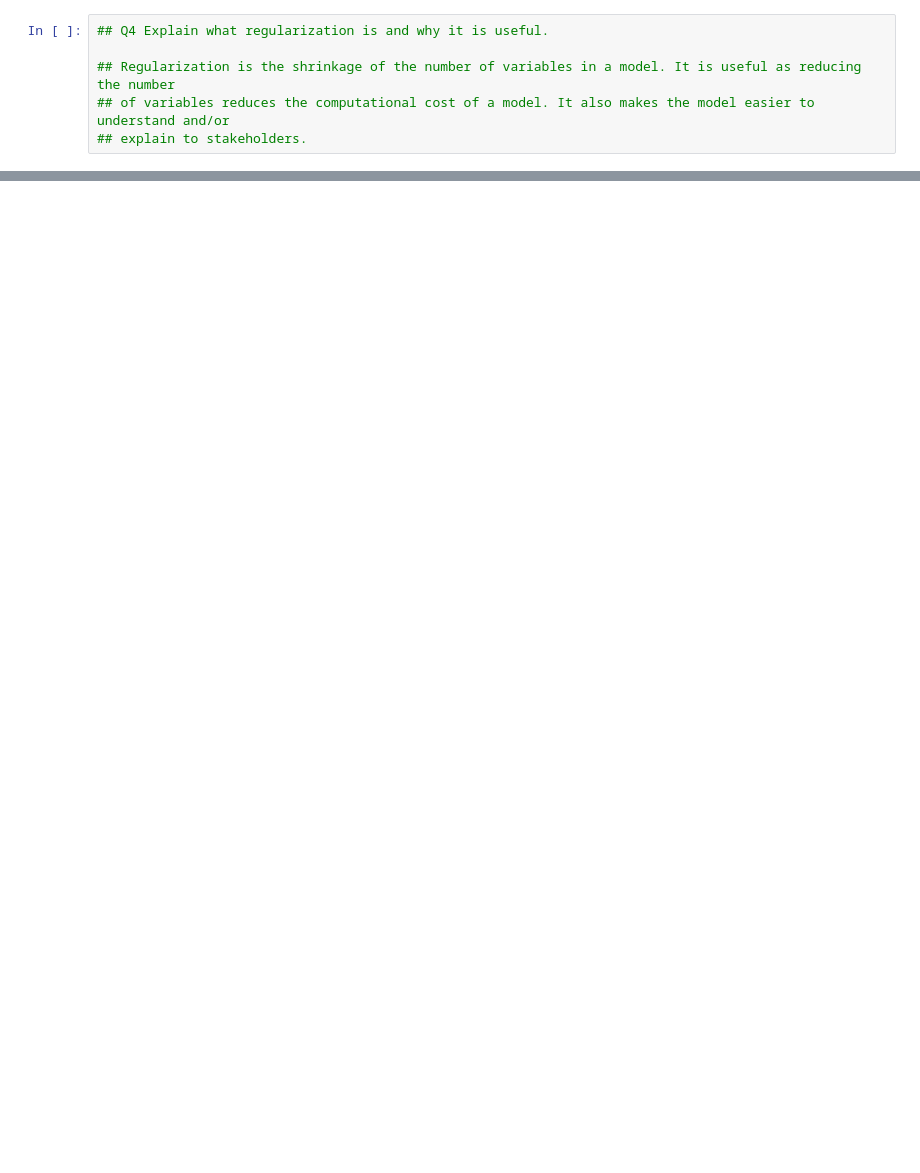
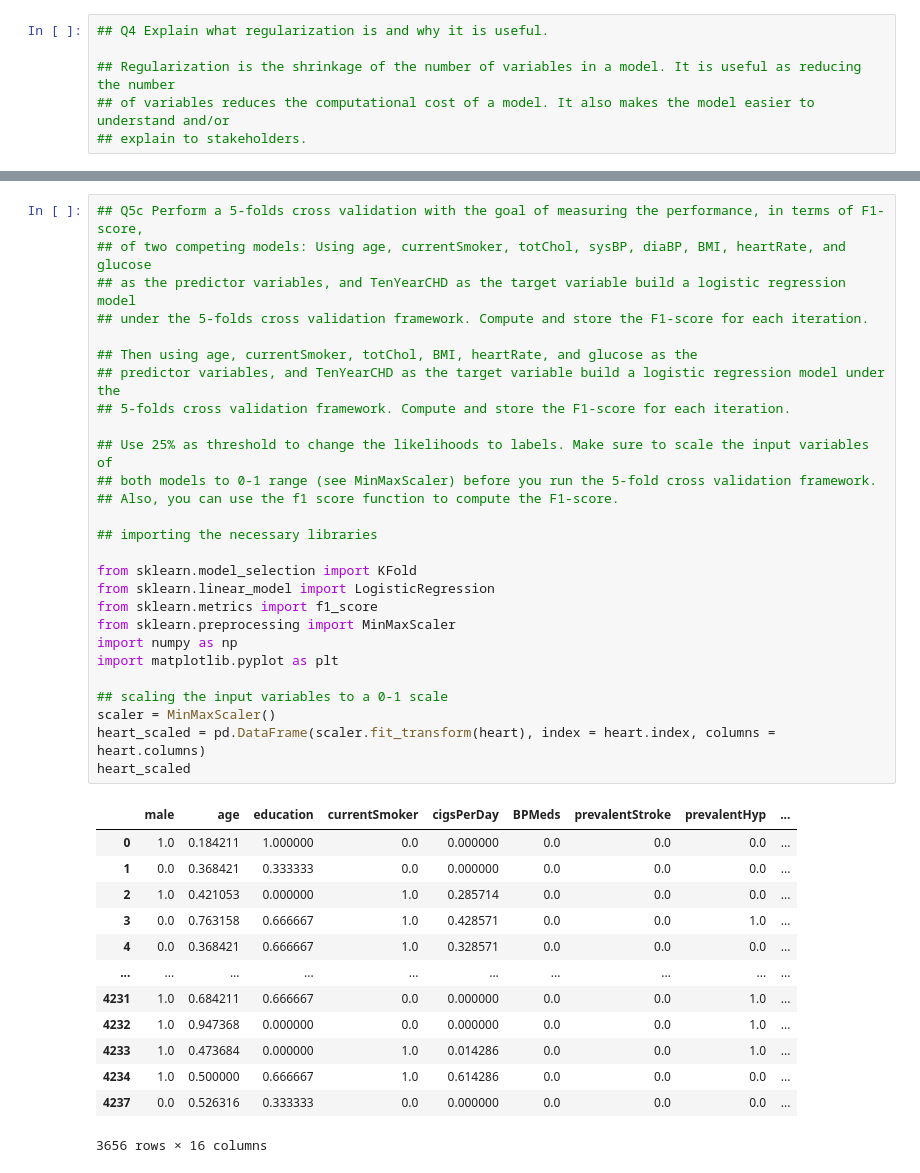
Before and after one commit to bonniehall/DATA445MachineLearning, a Jupyter notebook: HW2-2021-09-17.ipynb, the cells around one changed output, grey strips where cells are left out. Drawn from its saved outputs; the diff is of its cells as text; blank space fills up the shorter version.

```diff
--- a/HW2-2021-09-17.ipynb
+++ b/HW2-2021-09-17.ipynb
@@ -21,0 +87,41 @@
+# %%
+## Q5c Perform a 5-folds cross validation with the goal of measuring the performance, in terms of F1-score,
+## of two competing models: Using age, currentSmoker, totChol, sysBP, diaBP, BMI, heartRate, and glucose
+## as the predictor variables, and TenYearCHD as the target variable build a logistic regression model
+## under the 5-folds cross validation framework. Compute and store the F1-score for each iteration.
+
+## Then using age, currentSmoker, totChol, BMI, heartRate, and glucose as the
+## predictor variables, and TenYearCHD as the target variable build a logistic regression model under the
+## 5-folds cross validation framework. Compute and store the F1-score for each iteration.
+
+## Use 25% as threshold to change the likelihoods to labels. Make sure to scale the input variables of
+## both models to 0-1 range (see MinMaxScaler) before you run the 5-fold cross validation framework.
+## Also, you can use the f1 score function to compute the F1-score.
+
+## importing the necessary libraries
+
+from sklearn.model_selection import KFold
+from sklearn.linear_model import LogisticRegression
+from sklearn.metrics import f1_score
+from sklearn.preprocessing import MinMaxScaler
+import numpy as np
+import matplotlib.pyplot as plt
+
+## scaling the input variables to a 0-1 scale
+scaler = MinMaxScaler()
+heart_scaled = pd.DataFrame(scaler.fit_transform(heart), index = heart.index, columns = heart.columns)
+heart_scaled
+# %% [output]
+|  | male | age | education | currentSmoker | cigsPerDay | BPMeds | prevalentStroke | prevalentHyp | ... |
+| 0 | 1.0 | 0.184211 | 1.000000 | 0.0 | 0.000000 | 0.0 | 0.0 | 0.0 | ... |
+| 1 | 0.0 | 0.368421 | 0.333333 | 0.0 | 0.000000 | 0.0 | 0.0 | 0.0 | ... |
+| 2 | 1.0 | 0.421053 | 0.000000 | 1.0 | 0.285714 | 0.0 | 0.0 | 0.0 | ... |
+| 3 | 0.0 | 0.763158 | 0.666667 | 1.0 | 0.428571 | 0.0 | 0.0 | 1.0 | ... |
+| 4 | 0.0 | 0.368421 | 0.666667 | 1.0 | 0.328571 | 0.0 | 0.0 | 0.0 | ... |
+| ... | ... | ... | ... | ... | ... | ... | ... | ... | ... |
+| 4231 | 1.0 | 0.684211 | 0.666667 | 0.0 | 0.000000 | 0.0 | 0.0 | 1.0 | ... |
+| 4232 | 1.0 | 0.947368 | 0.000000 | 0.0 | 0.000000 | 0.0 | 0.0 | 1.0 | ... |
+| 4233 | 1.0 | 0.473684 | 0.000000 | 1.0 | 0.014286 | 0.0 | 0.0 | 1.0 | ... |
+| 4234 | 1.0 | 0.500000 | 0.666667 | 1.0 | 0.614286 | 0.0 | 0.0 | 0.0 | ... |
+| 4237 | 0.0 | 0.526316 | 0.333333 | 0.0 | 0.000000 | 0.0 | 0.0 | 0.0 | ... |
+3656 rows × 16 columns
```
Also changed, not shown: parts of 9 cells of this notebook.
